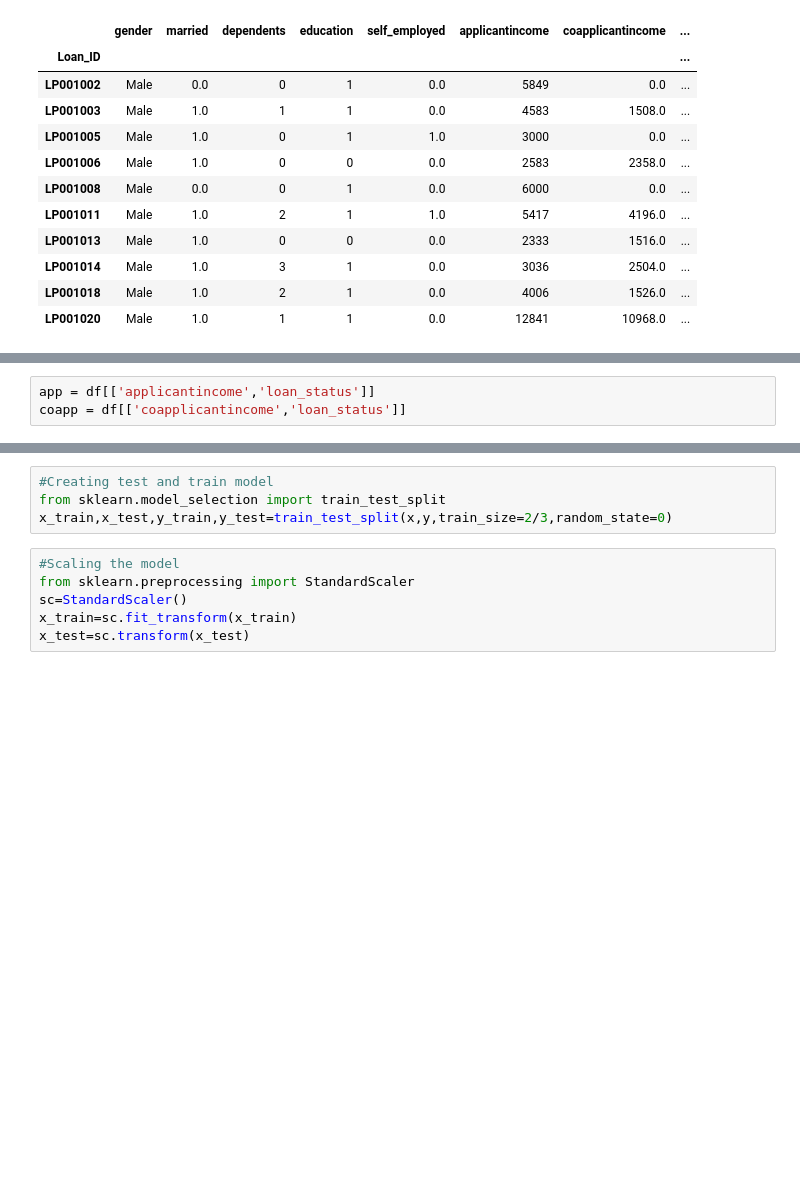
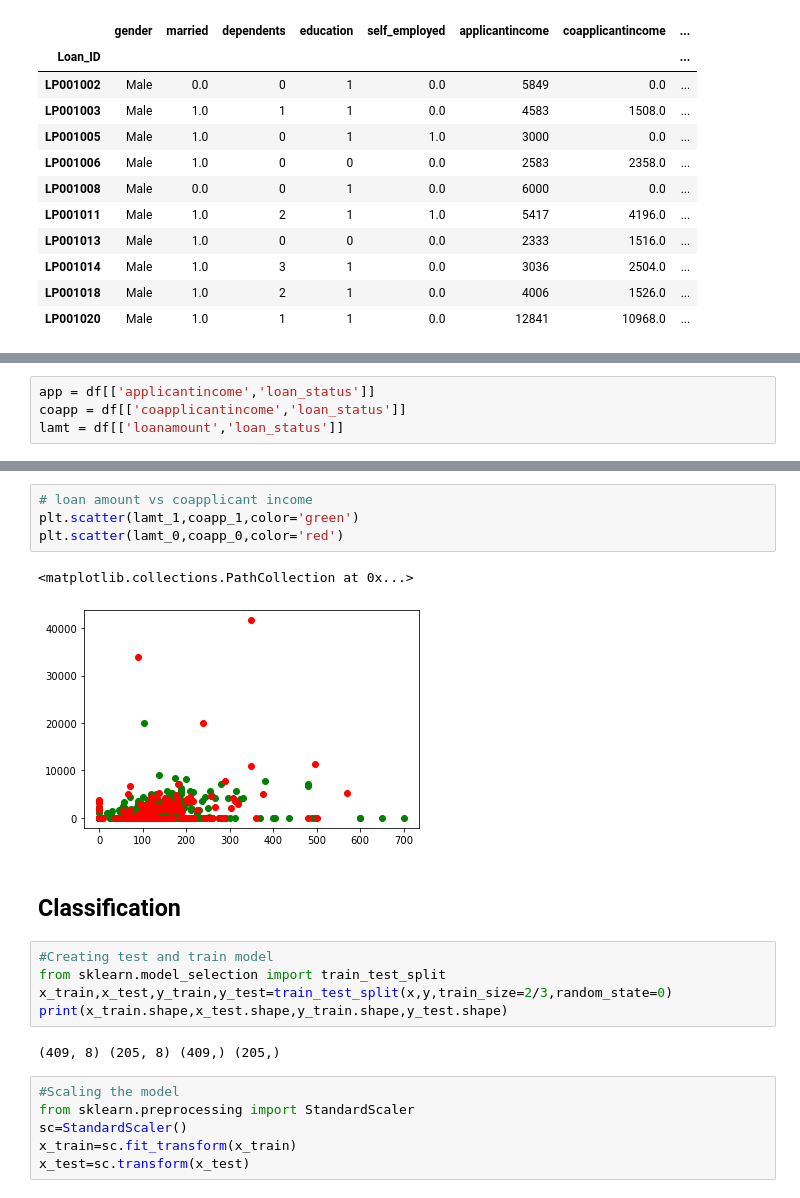
Before and after one commit to vikram0230/Loan-Prediction, a Jupyter notebook: Logistic Regression.ipynb, the cells around one changed output, grey strips where cells are left out. Saved outputs shown, nothing was run; the diff lists cells and outputs as text; blank space fills up the shorter version.

```diff
--- a/Logistic Regression.ipynb
+++ b/Logistic Regression.ipynb
@@ -72,4 +104,5 @@ df.head(10)
 # %%
 app = df[['applicantincome','loan_status']]
 coapp = df[['coapplicantincome','loan_status']]
+lamt = df[['loanamount','loan_status']]
 # %%
@@ -101,7 +132,19 @@ df.shape
+# %%
+# loan amount vs coapplicant income
+plt.scatter(lamt_1,coapp_1,color='green')
+plt.scatter(lamt_0,coapp_0,color='red')
+# %% [output]
+<matplotlib.collections.PathCollection at 0x...>
+[figure, added]
+# %% [markdown]
+## Classification
 # %%
 #Creating test and train model
 from sklearn.model_selection import train_test_split
 x_train,x_test,y_train,y_test=train_test_split(x,y,train_size=2/3,random_state=0)
+print(x_train.shape,x_test.shape,y_train.shape,y_test.shape)
+# %% [output]
+(409, 8) (205, 8) (409,) (205,)
 # %%
 #Scaling the model
 from sklearn.preprocessing import StandardScaler
```
Also changed, not shown: parts of 21 cells of this notebook.
